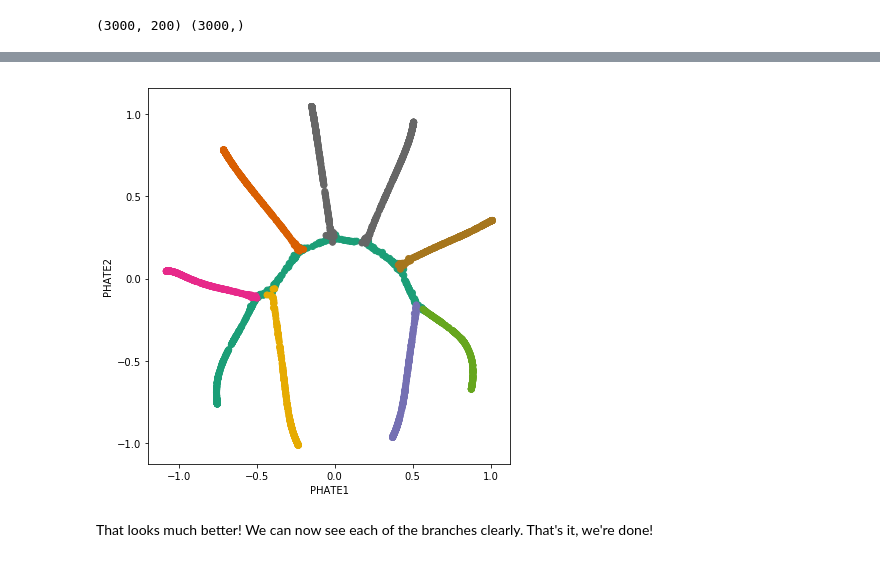
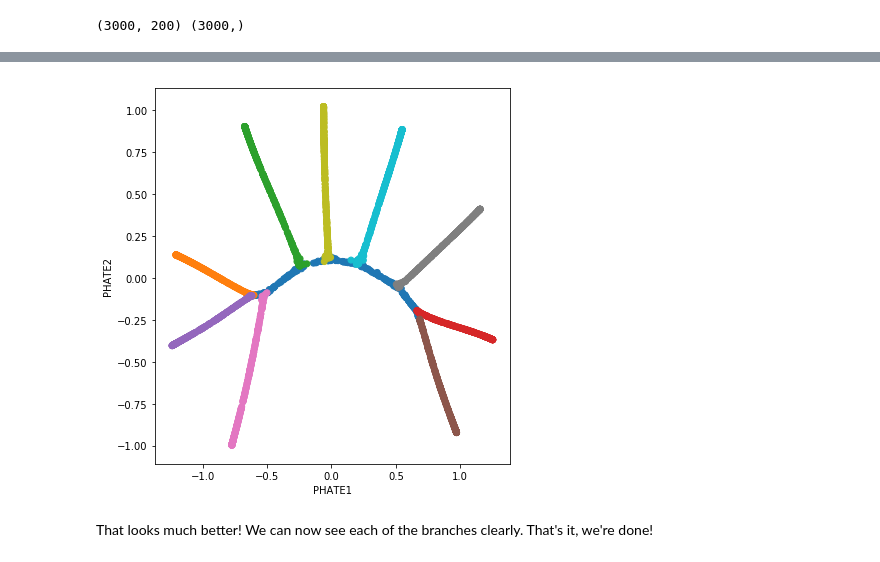
Before and after one commit to KrishnaswamyLab/PHATE, a Jupyter notebook: Python/tutorial/PHATE_tree.ipynb, the cells around one changed output, grey strips where cells are left out. Cells and saved outputs as stored; diff of their text form; code cells hidden in the pictures.

```diff
--- a/Python/tutorial/PHATE_tree.ipynb
+++ b/Python/tutorial/PHATE_tree.ipynb
@@ -45,3 +48,3 @@ In order to run PHATE, we instantiate a PHATE operator with the function `phate.
 # %%
-phate_operator = phate.PHATE(k=5)
+phate_operator = phate.PHATE(n_jobs=-2)
 tree_phate = phate_operator.fit_transform(tree)
@@ -64,3 +85,3 @@ Good news! Our branches separate nicely. However, all of the interesting activit
 # %%
-phate_operator.set_params(potential_method='sqrt', t=200)
+phate_operator.set_params(gamma=0, t=200)
 tree_phate_sqrt = phate_operator.fit_transform(tree)
@@ -67,12 +96,12 @@ tree_phate_sqrt = phate_operator.fit_transform(tree)
 # %%
 fig, ax = plt.subplots(figsize=(6,6))
-ax.scatter(tree_phate_sqrt[:,0], tree_phate_sqrt[:,1], c=branches, cmap='Dark2')
+ax.scatter(tree_phate_sqrt[:,0], tree_phate_sqrt[:,1], c=branches, cmap='tab10')
 ax.set_xlabel("PHATE1")
 ax.set_ylabel("PHATE2")
 plt.tight_layout()
 plt.show()
 # %% [output]
-[figure, old version]
+[figure, new version]
 # %% [markdown]
 That looks much better! We can now see each of the branches clearly. That's it, we're done!
 # %% [markdown]
```
Also changed, not shown: parts of 10 cells of this notebook, 2 other files.
